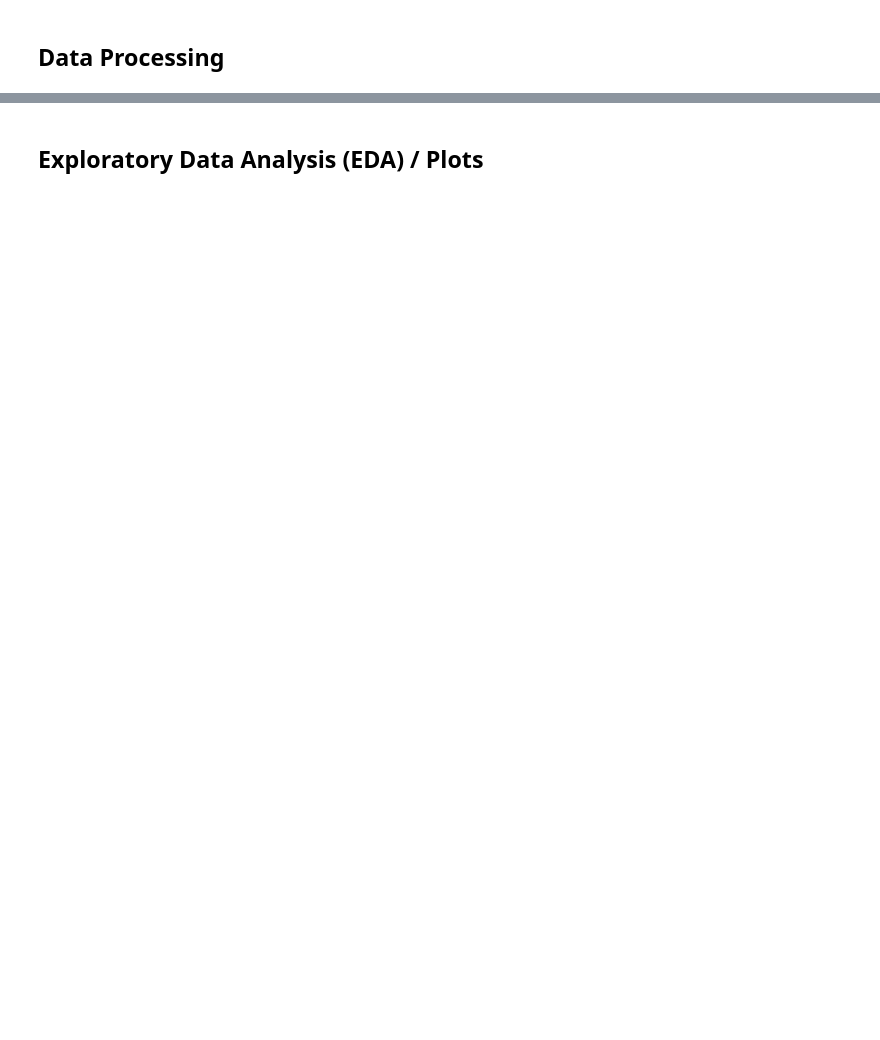
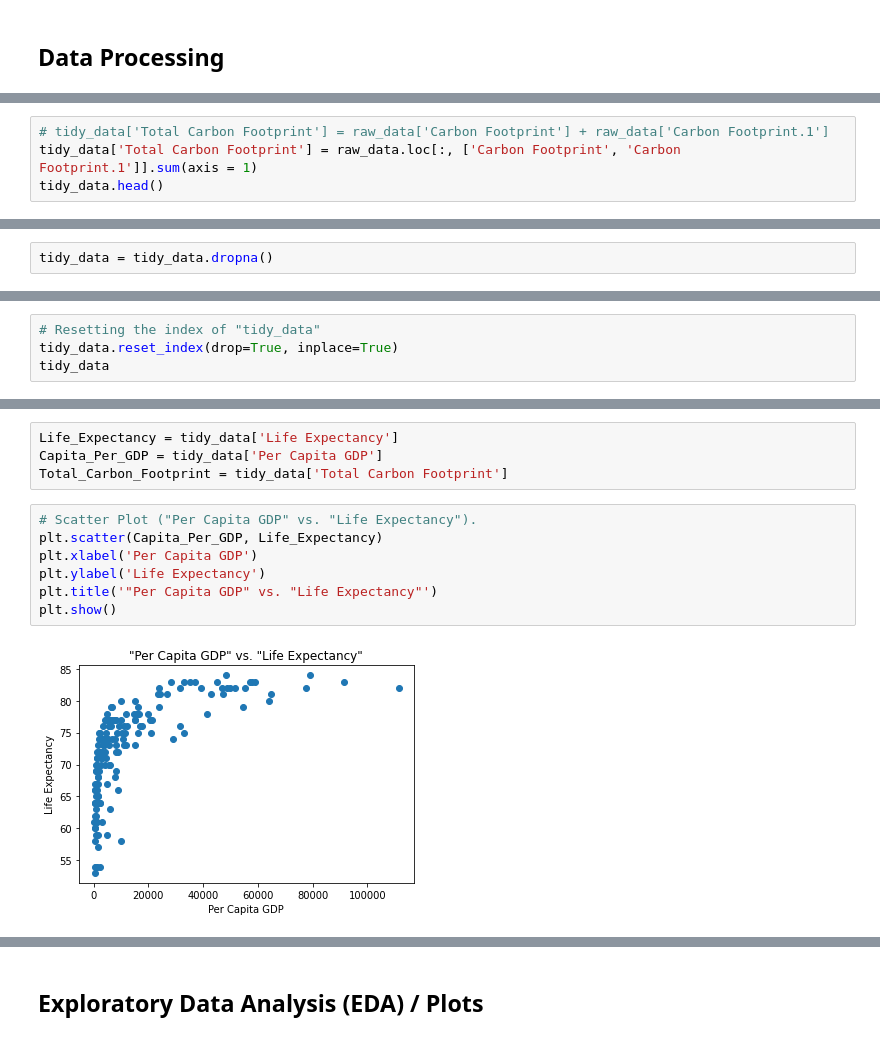
Before and after one commit to Qubits-01/life-expectancy-predictor, a Jupyter notebook: LifeExpectancyPredictor.ipynb, the cells around one changed output, grey strips where cells are left out. Drawn from its saved outputs; the diff is of its cells as text; blank space fills up the shorter version.

```diff
--- a/LifeExpectancyPredictor.ipynb
+++ b/LifeExpectancyPredictor.ipynb
@@ -8,0 +148,4 @@
+# %%
+# tidy_data['Total Carbon Footprint'] = raw_data['Carbon Footprint'] + raw_data['Carbon Footprint.1']
+tidy_data['Total Carbon Footprint'] = raw_data.loc[:, ['Carbon Footprint', 'Carbon Footprint.1']].sum(axis = 1)
+tidy_data.head()
@@ -8,0 +210,2 @@
+# %%
+tidy_data = tidy_data.dropna()
@@ -8,0 +234,4 @@
+# %%
+# Resetting the index of "tidy_data"
+tidy_data.reset_index(drop=True, inplace=True)
+tidy_data
@@ -8,0 +301,13 @@
+# %%
+Life_Expectancy = tidy_data['Life Expectancy']
+Capita_Per_GDP = tidy_data['Per Capita GDP']
+Total_Carbon_Footprint = tidy_data['Total Carbon Footprint']
+# %%
+# Scatter Plot ("Per Capita GDP" vs. "Life Expectancy").
+plt.scatter(Capita_Per_GDP, Life_Expectancy)
+plt.xlabel('Per Capita GDP')
+plt.ylabel('Life Expectancy')
+plt.title('"Per Capita GDP" vs. "Life Expectancy"')
+plt.show()
+# %% [output]
+[figure, added]
```
Also changed, not shown: parts of 120 cells of this notebook.
